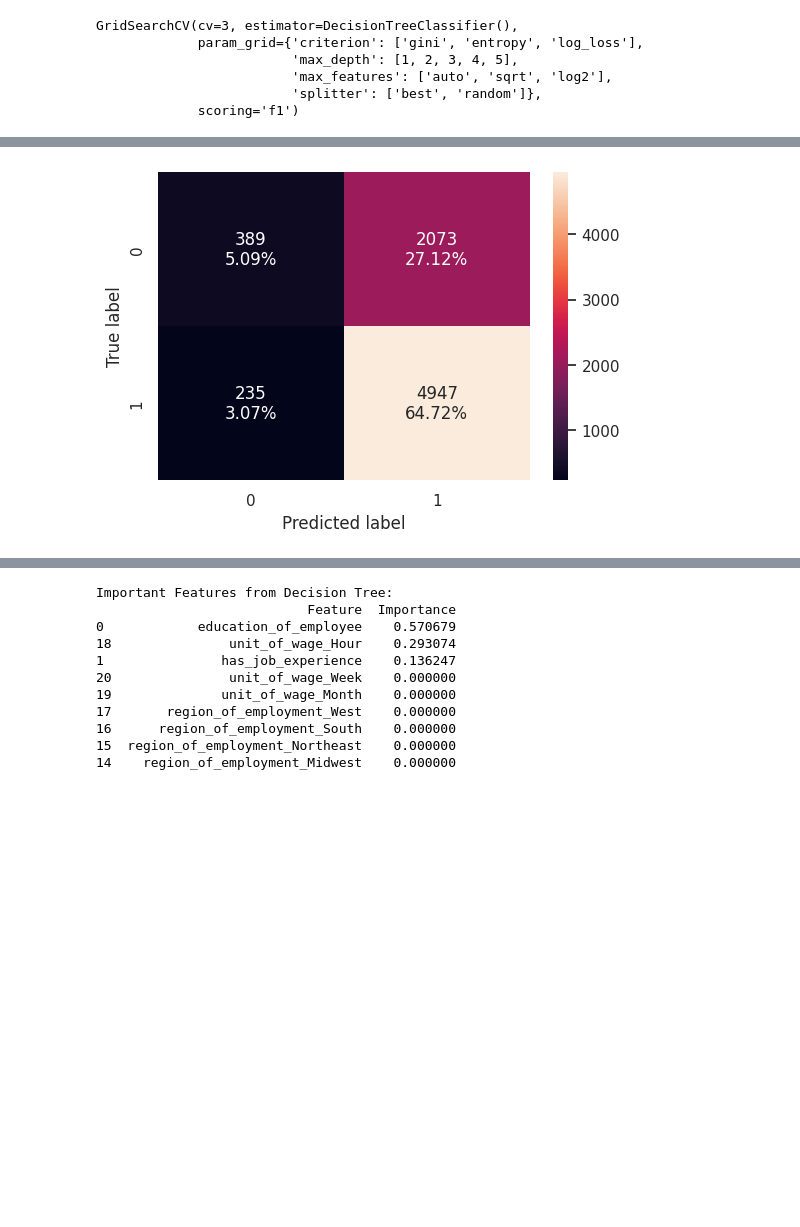
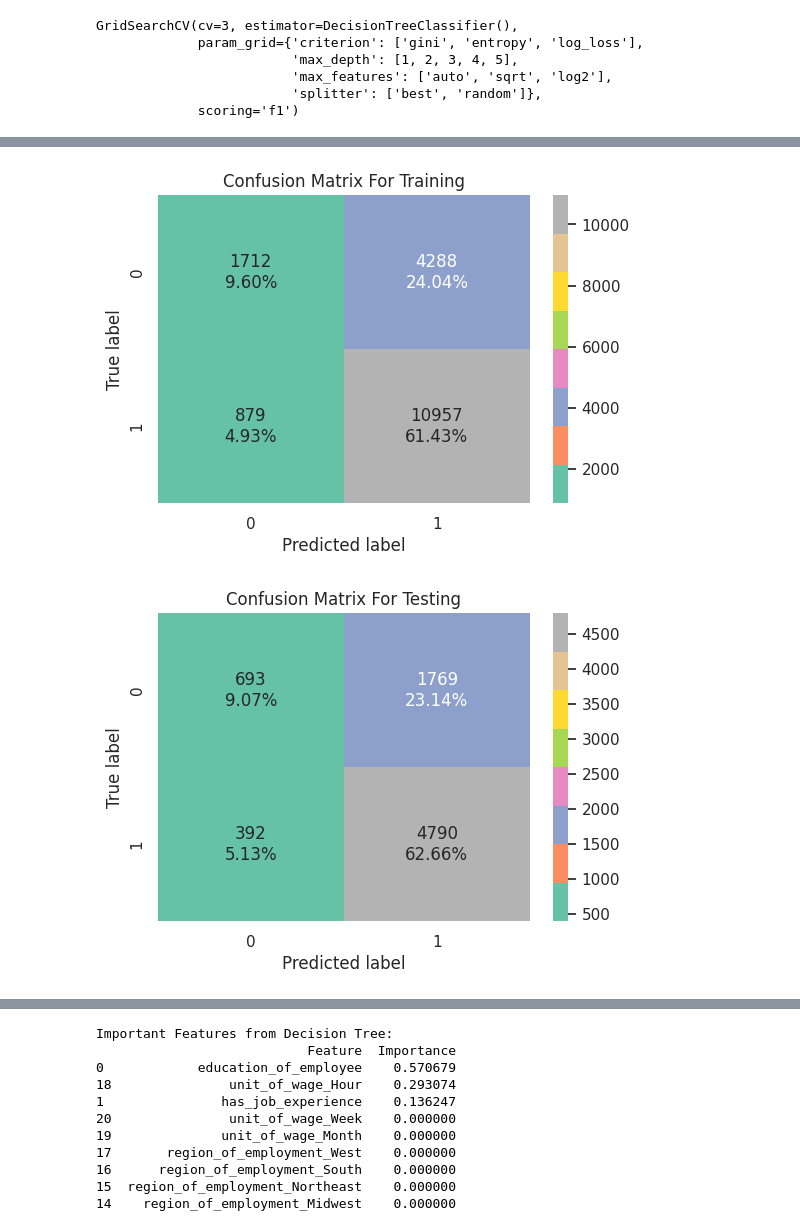
Before and after one commit to Rajesh2015/easy-visa, a Jupyter notebook: easy-visa-solution.ipynb, the cells around one changed output, grey strips where cells are left out. Saved outputs shown, nothing was run; the diff lists cells and outputs as text; code cells hidden in the pictures; blank space fills up the shorter version.

```diff
--- a/easy-visa-solution.ipynb
+++ b/easy-visa-solution.ipynb
@@ -1603,10 +1623,9 @@ plt.show()
 # %%
 ## Postpruning
 treemodel_pruned=DecisionTreeClassifier(max_depth=3)
-treemodel_pruned.fit(X_train,y_train)
+training_time_dt_pruned = timeit.timeit(lambda:train_model(treemodel_pruned,Xtrain=X_train,ytrain=y_train), number=1)
 # Printing both train and test score
-print(f"Training Score {treemodel_pruned.score(X_train,y_train)}")
-print(f"Testing Score {treemodel_pruned.score(X_test,y_test)}")
+printmodelscoreandtrainTime(model=treemodel_pruned,X_train=X_train,y_train=y_train,X_test=X_test,y_test=y_test,training_time=training_time_dt_pruned)
 # %% [output]
 Training Score 0.7294797039694999
 Testing Score 0.7380952380952381
@@ -1613,4 +1636,5 @@ Testing Score 0.7380952380952381
 # %%
 # Show Confusion Matrix on test data
-confusion_matrix_sklearn(treemodel_pruned, X_test, y_test)
+confusion_matrix_sklearn(treemodel_pruned, X_train, y_train,cs_training)
+confusion_matrix_sklearn(treemodel_pruned, X_test, y_test,cs_testing)
 # %% [output]
@@ -1664,0 +1685,3 @@ cv.best_params_
+# %%
+best_params=cv.best_params_
+print(best_params)
@@ -1679,3 +1704,8 @@ After performing hyperparameter tuning using `GridSearchCV`, we found the best p
   This parameter indicates the strategy used to choose the split at each node. Setting it to `'best'` means that the model will always choose the best possible split among the available features.
 
 These optimal parameters will enhance the performance of our Decision Tree Classifier, allowing it to generalize better on unseen data.
+# %%
+# Create Decesion tree with those Hyper parameter and fit on training set
+best_model = DecisionTreeClassifier(**best_params)
+training_time_dt_tuned = timeit.timeit(lambda:train_model(best_model,Xtrain=X_train,ytrain=y_train), number=1)
+printmodelscoreandtrainTime(model=best_model,X_train=X_train,y_train=y_train,X_test=X_test,y_test=y_test,training_time=training_time_dt_tuned)
@@ -1682,5 +1720,7 @@ These optimal parameters will enhance the performance of our Decision Tree Class
 # %%
-# Show Confusion Matrix on test data
-confusion_matrix_sklearn(cv, X_test, y_test)
+# Show Confusion Matrix on test data and training
+confusion_matrix_sklearn(best_model, X_train, y_train,cs_training)
+confusion_matrix_sklearn(best_model, X_test, y_test,cs_testing)
 # %% [output]
-[figure, old version]
+[figure, new version]
+[figure, added]
```
Also changed, not shown: parts of 73 cells of this notebook.
